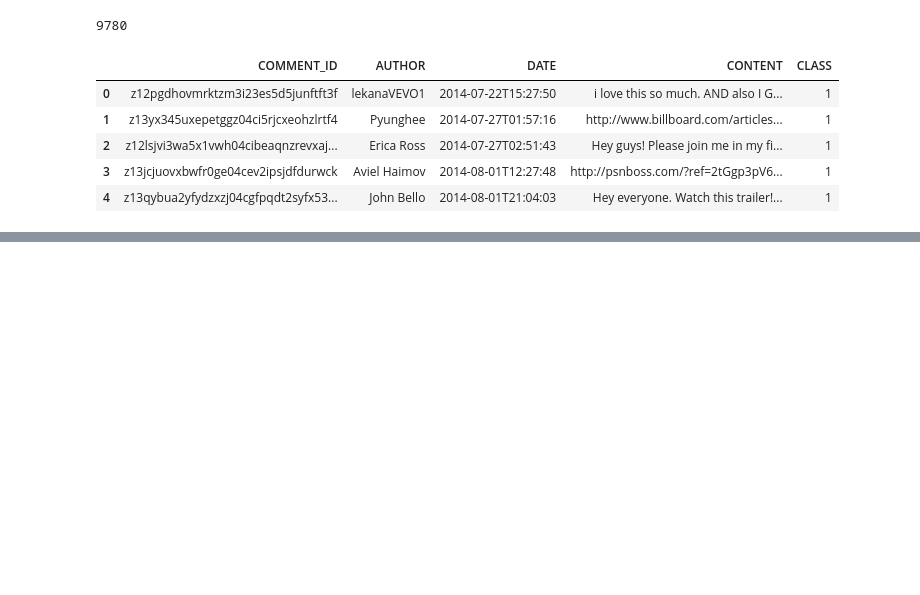
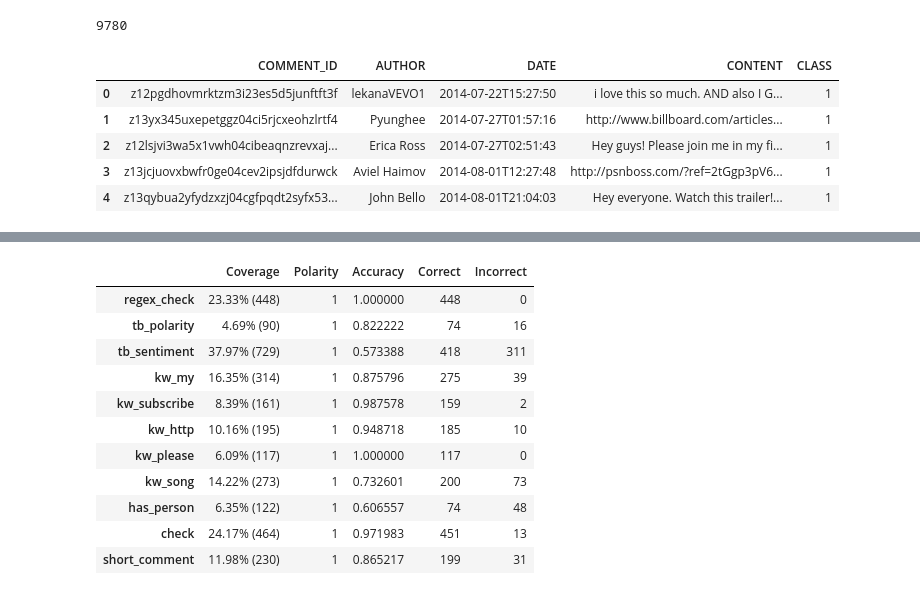
Before and after one commit to lgvaz/lazylabel, a Jupyter notebook: examples/youtube_spam.ipynb, the cells around one changed output, grey strips where cells are left out. Drawn from its saved outputs; the diff is of its cells as text; code cells hidden in the pictures; blank space fills up the shorter version.

Commit message:
works with tb and labels

```diff
--- a/examples/youtube_spam.ipynb
+++ b/examples/youtube_spam.ipynb
@@ -207,0 +218,6 @@ labeller.summary(dls.train)
+# %%
+splits = RandomSplitter()(df)
+tasks = tasks_labels(labeller, tls, vocab)
+lbls =  TfmdLists(df, [ColReader('CLASS'), {1:SPAM, 0:HAM}.get, Categorize(vocab)])
+dset = Datasets(tls=[tasks, lbls], tfms=[], splits=splits)
+dls = dset.dataloaders(n_workers=0)
@@ -207,0 +226,15 @@ labeller.summary(dls.train)
+# %%
+labeller.summary(dls.train)
+# %% [output]
+|  | Coverage | Polarity | Accuracy | Correct | Incorrect |
+| regex_check | 23.33% (448) | 1 | 1.000000 | 448 | 0 |
+| tb_polarity | 4.69% (90) | 1 | 0.822222 | 74 | 16 |
+| tb_sentiment | 37.97% (729) | 1 | 0.573388 | 418 | 311 |
+| kw_my | 16.35% (314) | 1 | 0.875796 | 275 | 39 |
+| kw_subscribe | 8.39% (161) | 1 | 0.987578 | 159 | 2 |
+| kw_http | 10.16% (195) | 1 | 0.948718 | 185 | 10 |
+| kw_please | 6.09% (117) | 1 | 1.000000 | 117 | 0 |
+| kw_song | 14.22% (273) | 1 | 0.732601 | 200 | 73 |
+| has_person | 6.35% (122) | 1 | 0.606557 | 74 | 48 |
+| check | 24.17% (464) | 1 | 0.971983 | 451 | 13 |
+| short_comment | 11.98% (230) | 1 | 0.865217 | 199 | 31 |
```
Also changed, not shown: parts of 14 cells of this notebook, 8 other files.
